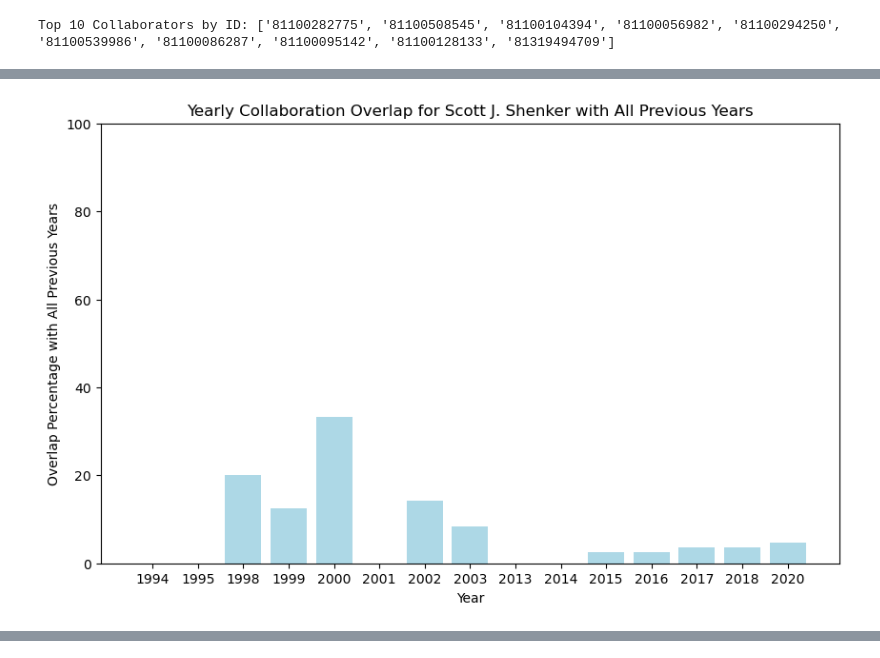
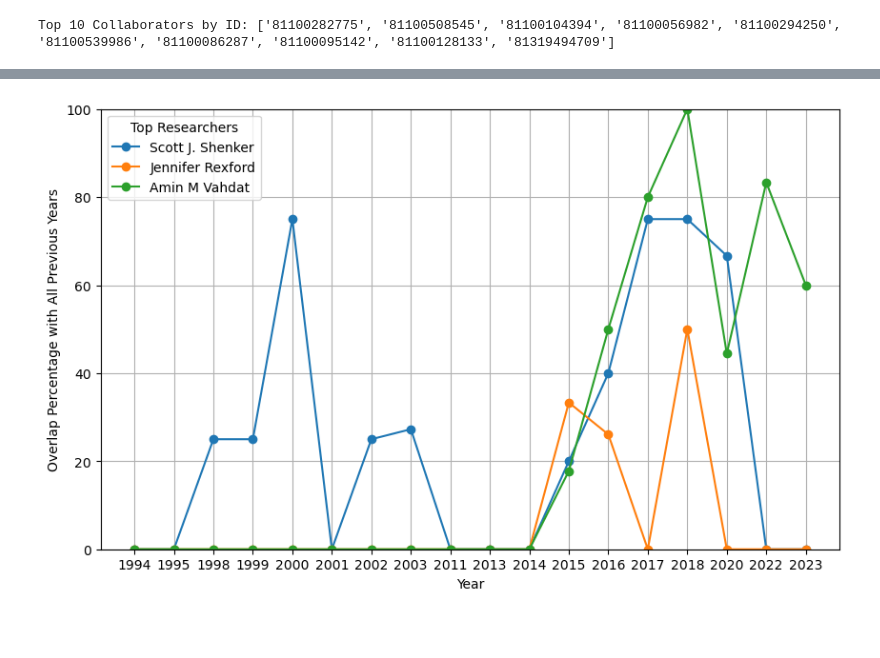
Before and after one commit to jasonliiiii/PeopleWeave_coauthorship, a Jupyter notebook: collaboration.ipynb, the cells around one changed output, grey strips where cells are left out. Cells and saved outputs as stored; diff of their text form; code cells hidden in the pictures; blank space fills up the shorter version.

```diff
--- a/collaboration.ipynb
+++ b/collaboration.ipynb
@@ -348,15 +319,0 @@ Overlap in 2020 with all previous years: 4.65%
-# %%
-# Lists to store data for plotting
-years = list(overlap_percentages.keys())
-overlaps = list(overlap_percentages.values())
-
-# Create a bar chart to visualize the overlap percentages
-plt.figure(figsize=(10, 6))
-plt.bar(years, overlaps, color='lightblue')
-plt.xlabel('Year')
-plt.ylabel('Overlap Percentage with All Previous Years')
-plt.title(f"Yearly Collaboration Overlap for {author_id_to_name[selected_author]} with All Previous Years")
-plt.ylim(0, 100)  # Limit the y-axis from 0 to 100 for percentage
-plt.show()
-# %% [output]
-[figure, removed]
@@ -374,0 +320,64 @@ for year in sorted_years:
+# %%
+top_authors = {
+    'Scott J. Shenker': '81100282775',
+    'Jennifer Rexford': '81100508545',
+    'Amin M Vahdat': '81100104394'
+}
+# %%
+def calculate_overlap(selected_author):
+    # Filter collaborations for the selected author
+    author_collaborations = collaborations_time_df[
+        (collaborations_time_df['author1'] == selected_author) |
+        (collaborations_time_df['author2'] == selected_author)
+    ]
+
+    # Determine the co-author for each collaboration
+    author_collaborations['coauthor'] = author_collaborations.apply(
+        lambda row: row['author2'] if row['author1'] == selected_author else row['author1'], axis=1
+    )
+
+    # Map co-author names
+    author_collaborations['coauthor_name'] = author_collaborations['coauthor'].map(author_id_to_name)
+    author_collaborations = author_collaborations.dropna(subset=['coauthor_name'])
+
+    # Group co-authors by year
+    coauthors_by_year = author_collaborations.groupby('year')['coauthor_name'].apply(list).sort_index()
+
+    cumulative_coauthors = set()
+    overlap_percentages = {}
+
+    for year in sorted(coauthors_by_year.keys()):
+        current_coauthors = set(coauthors_by_year[year])
+        if cumulative_coauthors:
+            # Calculate the overlap percentage based on previous collaborators
+            overlap = len(current_coauthors.intersection(cumulative_coauthors)) / len(current_coauthors) * 100
+        else:
+            overlap = 0
+        overlap_percentages[year] = overlap
+
+        # Update the cumulative set of collaborators
+        cumulative_coauthors.update(current_coauthors)
+
+    return overlap_percentages
+
+# Prepare a common range for years
+all_years = sorted(set(year for author_id in top_authors.values() for year in calculate_overlap(author_id).keys()))
+
+fig, ax = plt.subplots(figsize=(10, 6))
+
+# Plot the overlap percentages for each top author
+for author_name, author_id in top_authors.items():
+    overlap_percentages = calculate_overlap(author_id)
+    full_overlap = [overlap_percentages.get(year, 0) for year in all_years]
+
+    ax.plot(all_years, full_overlap, marker='o', linestyle='-', label=author_name)
+
+# Customize the plot
+ax.set_xlabel('Year')
+ax.set_ylabel('Overlap Percentage with All Previous Years')
+ax.set_ylim(0, 100)
+ax.grid(True)
+ax.legend(title="Top Researchers")
+
+plt.show()
+# %% [output]
@@ -374,0 +401 @@ for year in sorted_years:
+[figure, added]
```
Also changed, not shown: parts of 33 cells of this notebook, 7 other files.
